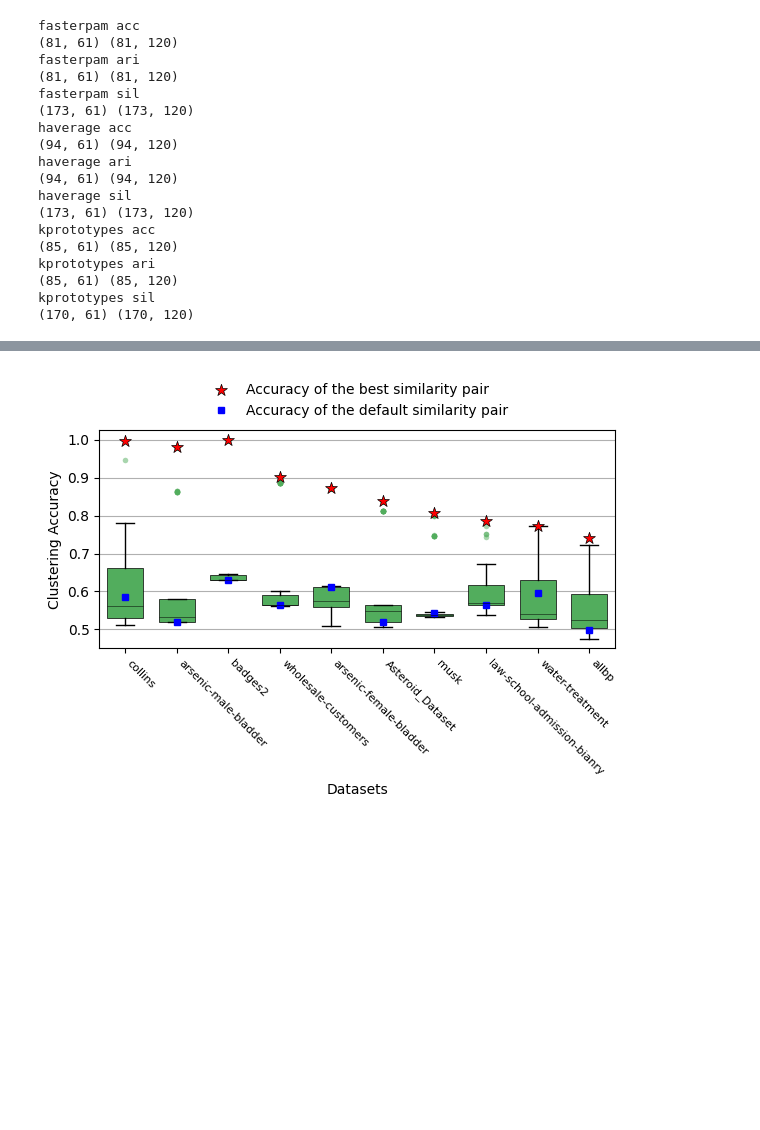
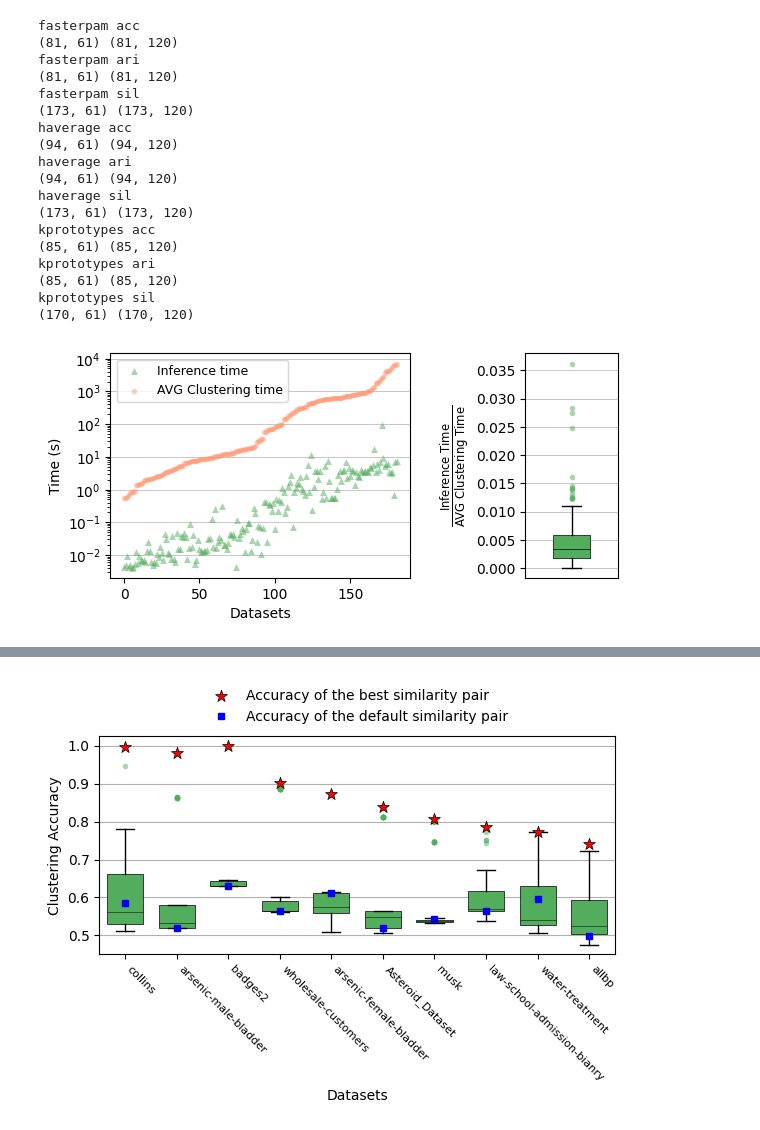
Before and after one commit to AbdoulayeDiop/simrec, a Jupyter notebook: paper/paper.ipynb, the cells around one changed output, grey strips where cells are left out. Saved outputs shown, nothing was run; the diff lists cells and outputs as text; code cells hidden in the pictures; blank space fills up the shorter version.

```diff
--- a/paper/paper.ipynb
+++ b/paper/paper.ipynb
@@ -165,3 +93,61 @@ kprototypes ari
 (85, 61) (85, 120)
 kprototypes sil
 (170, 61) (170, 120)
+# %%
+with open(os.path.join(META_FEATURES_DIR, "meta_features_times.json"), "r") as f:
+    mf_durations = json.load(f)
+    mf_durations = {int(k): v for k, v in mf_durations.items()}
+
+benchmark_durations = {}
+for algorithm in ["kprototypes", "fasterpam", "haverage"]:
+    with open(os.path.join(BENCHMARK_RESULTS_DIR, f"{algorithm}/times.json"), "r") as f:
+        times = json.load(f)
+        benchmark_durations[algorithm] = {int(k): v for k, v in times.items()}
+
+x = []
+# size = []
+y1 = []
+y2 = []
+y3 = []
+meta_dataset = train_res["kprototypes"]["sil"]["meta_dataset"][0]
+for k, v in benchmark_durations["kprototypes"].items():
+    # if str(k) in meta_dataset.index:
+    if k in mf_durations:
+        # size.append(meta_dataset.at[str(k), "n_instances"]*meta_dataset.at[str(k), "n_features"])
+        x.append(mf_durations[k])
+        y1.append(benchmark_durations["kprototypes"][k])
+        y2.append(benchmark_durations["fasterpam"][k])
+        y3.append(benchmark_durations["haverage"][k])
+indices = np.argsort(y1)
+x = np.array(x)[indices]
+y1 = np.array(y1)[indices]
+y2 = np.array(y2)[indices]
+y3 = np.array(y3)[indices]
+plt.figure(figsize=(6, 3))
+plt.subplot(1, 3, (1, 2))
+plt.scatter(np.arange(len(x)), x, marker="^", s=25, label="Inference time", c="#52AD5D", linewidths=0, alpha=0.5, zorder=2)
+plt.scatter(np.arange(len(y1)), y1/120, s=15, label="AVG Clustering time", c="#FF9671", linewidths=0, alpha=0.5, zorder=2)
+plt.yscale("log")
+# plt.axhline(y=np.quantile(x/y*120, 0.25), color="gray", linewidth=0.5)
+# plt.axhline(y=np.quantile(x/y*120, 0.5), color="gray", linewidth=0.5)
+# plt.axhline(y=np.quantile(x/y*120, 0.75), color="gray", linewidth=0.5)
+plt.grid(axis="y", linewidth=0.5)
+plt.ylabel("Time (s)")
+plt.xlabel("Datasets")
+plt.legend(fontsize=9)
+plt.subplot(1, 3, 3)
+boxprops = dict(linewidth=0.5, facecolor="#52AD5D", alpha=1) # "#52AD5D", "#FF9671"
+flierprops = dict(marker='o', markerfacecolor="#52AD5D", markeredgecolor='none', markersize=4, alpha=0.5,
+                linewidth=0)
+medianprops = dict(color='black', linewidth=0.5)
+meanprops = dict(marker='*', markerfacecolor='red', markeredgecolor='none', linewidth=0)
+b = plt.boxplot([x/y1*120], widths=0.4, patch_artist=True, boxprops=boxprops, flierprops=flierprops, medianprops=medianprops, showcaps=True, showfliers=True)
+plt.xticks([])
+plt.ylabel("$\\frac{\\text{Inference Time}}{\\text{AVG Clustering Time}}$", fontsize=12)
+# plt.yscale("log")
+plt.grid(axis="y", linewidth=0.5)
+plt.tight_layout(w_pad=2)
+plt.savefig(f"imgs/inference_time_kprototypes.pdf")
+plt.show()
+# %% [output]
+[figure, added]
```
Also changed, not shown: parts of 6 cells of this notebook, 4 other files.
